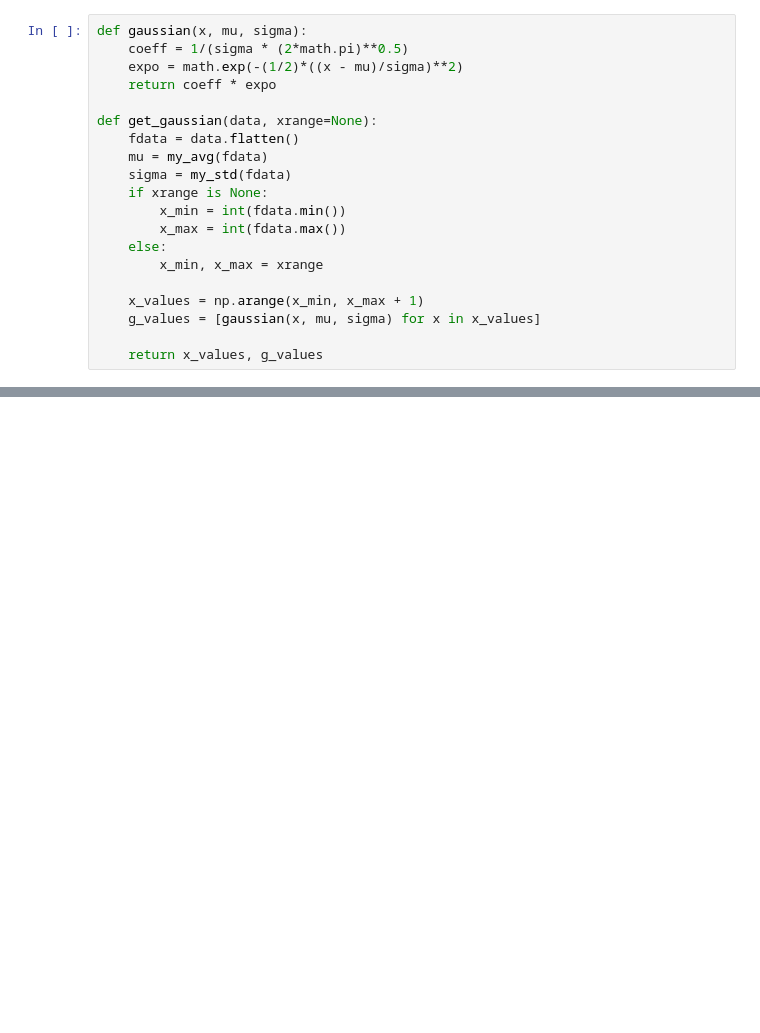
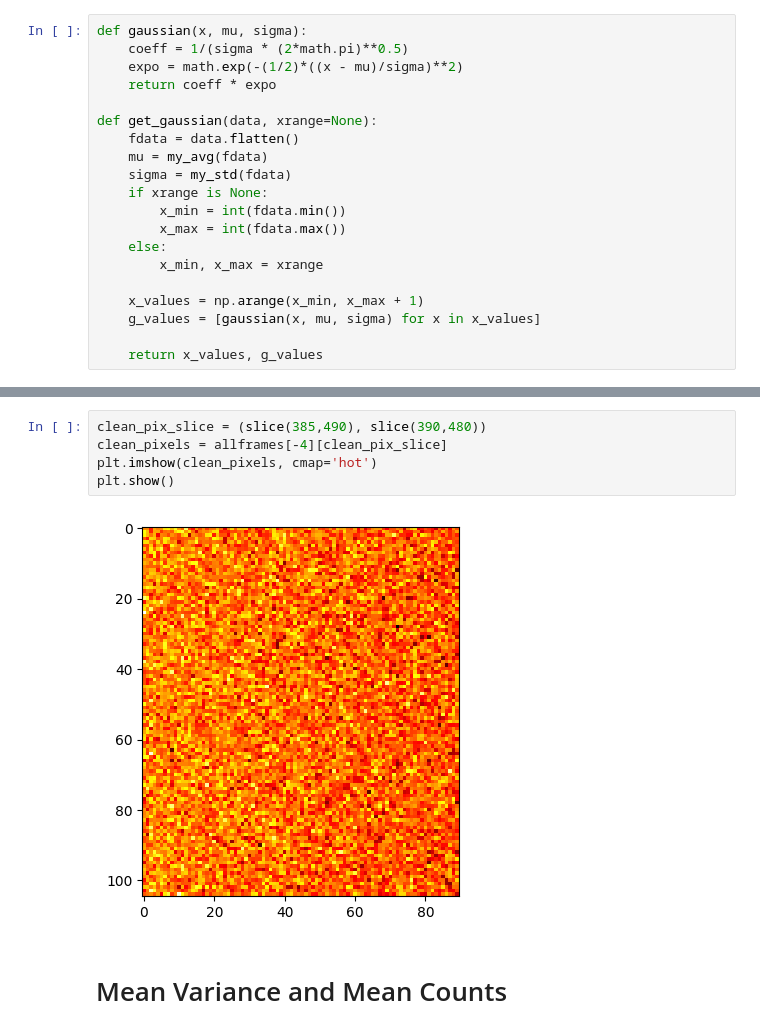
Before and after one commit to parkergeorge30/ASTRO150, a Jupyter notebook: Lab_1.ipynb, the cells around one changed output, grey strips where cells are left out. Saved outputs shown, nothing was run; the diff lists cells and outputs as text; blank space fills up the shorter version.

Commit message:
Lab 1 mean variance

```diff
--- a/Lab_1.ipynb
+++ b/Lab_1.ipynb
@@ -463,0 +477,9 @@ for i, data in enumerate(chosen_frames):
+# %%
+clean_pix_slice = (slice(385,490), slice(390,480))
+clean_pixels = allframes[-4][clean_pix_slice]
+plt.imshow(clean_pixels, cmap='hot')
+plt.show()
+# %% [output]
+[figure, added]
+# %% [markdown]
+# Mean Variance and Mean Counts
```
Also changed, not shown: parts of 18 cells of this notebook.
